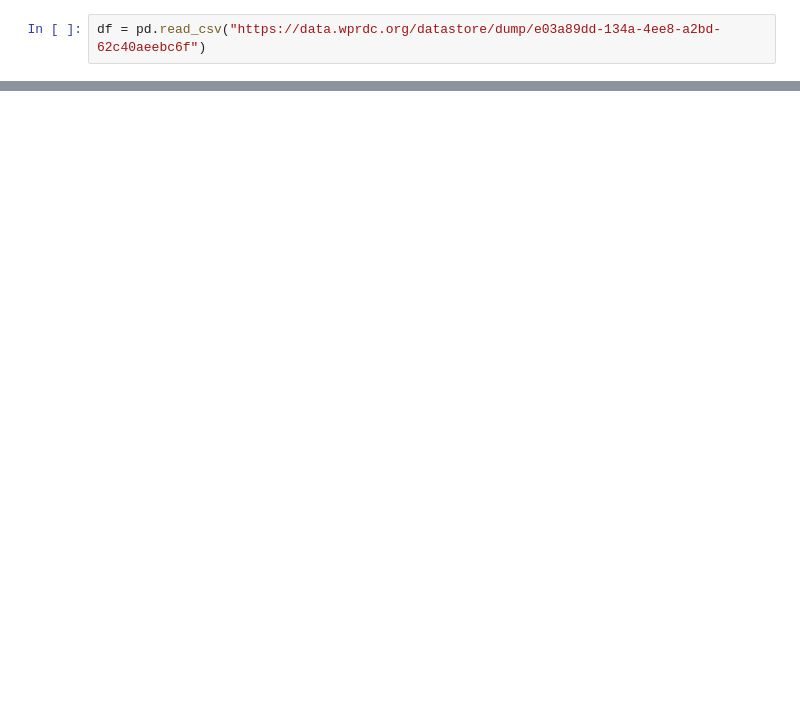
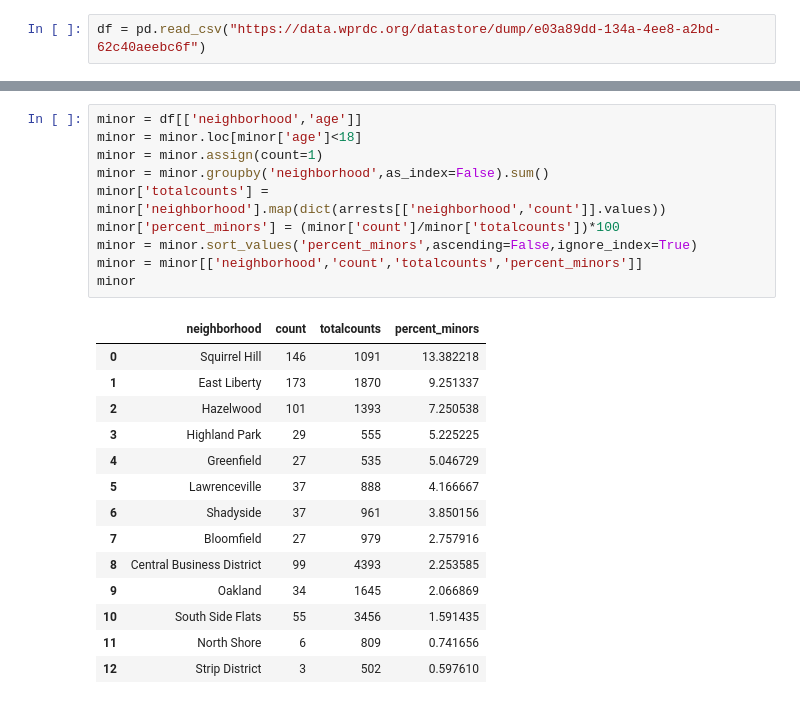
Before and after one commit to AbeEldo/CS0010FinalProject, a Jupyter notebook: AbeDS2.ipynb, the cells around one changed output, grey strips where cells are left out. Drawn from its saved outputs; the diff is of its cells as text; blank space fills up the shorter version.

```diff
--- a/AbeDS2.ipynb
+++ b/AbeDS2.ipynb
@@ -42,0 +85,25 @@ df
+# %%
+minor = df[['neighborhood','age']]
+minor = minor.loc[minor['age']<18]
+minor = minor.assign(count=1)
+minor = minor.groupby('neighborhood',as_index=False).sum()
+minor['totalcounts'] = minor['neighborhood'].map(dict(arrests[['neighborhood','count']].values))
+minor['percent_minors'] = (minor['count']/minor['totalcounts'])*100
+minor = minor.sort_values('percent_minors',ascending=False,ignore_index=True)
+minor = minor[['neighborhood','count','totalcounts','percent_minors']]
+minor
+# %% [output]
+|  | neighborhood | count | totalcounts | percent_minors |
+| 0 | Squirrel Hill | 146 | 1091 | 13.382218 |
+| 1 | East Liberty | 173 | 1870 | 9.251337 |
+| 2 | Hazelwood | 101 | 1393 | 7.250538 |
+| 3 | Highland Park | 29 | 555 | 5.225225 |
+| 4 | Greenfield | 27 | 535 | 5.046729 |
+| 5 | Lawrenceville | 37 | 888 | 4.166667 |
+| 6 | Shadyside | 37 | 961 | 3.850156 |
+| 7 | Bloomfield | 27 | 979 | 2.757916 |
+| 8 | Central Business District | 99 | 4393 | 2.253585 |
+| 9 | Oakland | 34 | 1645 | 2.066869 |
+| 10 | South Side Flats | 55 | 3456 | 1.591435 |
+| 11 | North Shore | 6 | 809 | 0.741656 |
+| 12 | Strip District | 3 | 502 | 0.597610 |
```
Also changed, not shown: parts of 8 cells of this notebook.
